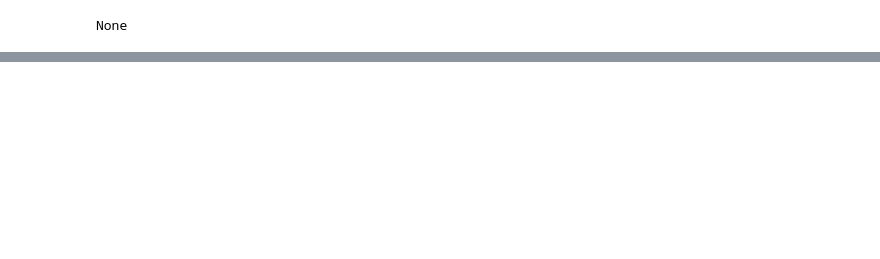
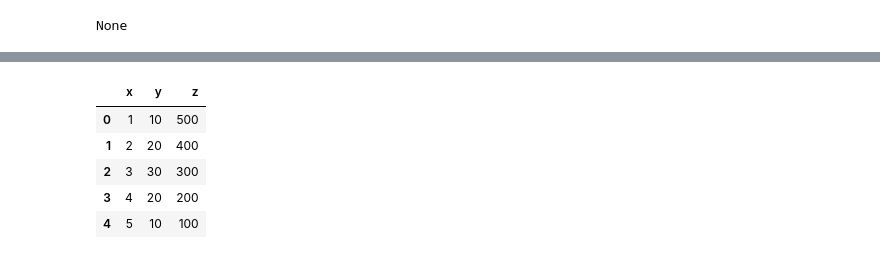
Before and after one commit to Shivanshu04/Datavisualisation, a Jupyter notebook: Graph/plotly.ipynb, the cells around one changed output, grey strips where cells are left out. Saved outputs shown, nothing was run; the diff lists cells and outputs as text; code cells hidden in the pictures; blank space fills up the shorter version.

```diff
--- a/Graph/plotly.ipynb
+++ b/Graph/plotly.ipynb
@@ -66,0 +78,14 @@ None
+# %%
+# 3D surface plot
+# Let's create a another random datframe
+df3 = pd.DataFrame({'x':[1,2,3,4,5], 'y':[10,20,30,20,10], 'z':[500,400,300,200,100]})
+df4 = pd.DataFrame({'x':[1,2,3,4,5], 'y':[10,20,30,20,10], 'z':[1,2,3,4,5]})
+# %%
+df3
+# %% [output]
+|  | x | y | z |
+| 0 | 1 | 10 | 500 |
+| 1 | 2 | 20 | 400 |
+| 2 | 3 | 30 | 300 |
+| 3 | 4 | 20 | 200 |
+| 4 | 5 | 10 | 100 |
```
Also changed, not shown: parts of 9 cells of this notebook.
